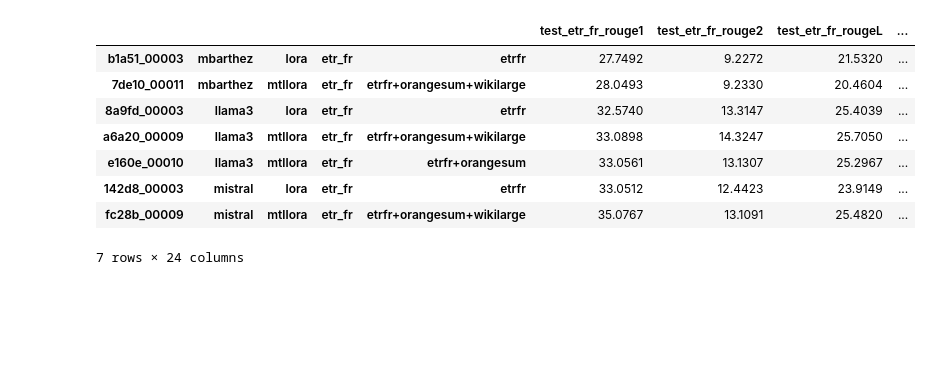
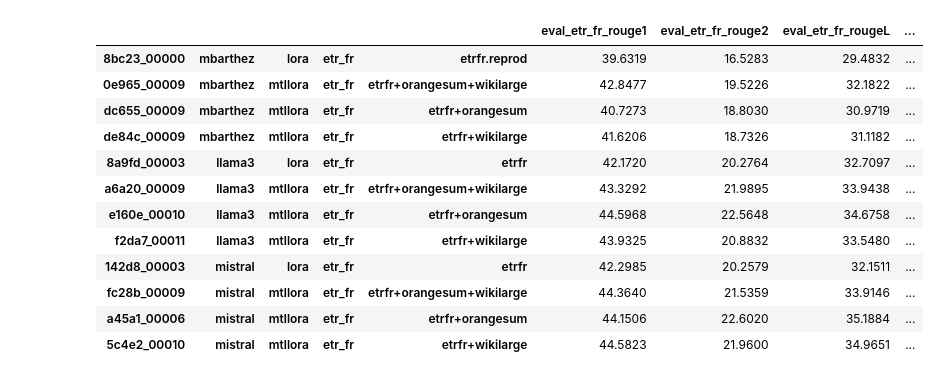
Before and after one commit to FrLdy/ETR-PEFT-Composition, a Jupyter notebook: notebooks/result_analysis/metrics.ipynb, the cells around one changed output. Saved outputs shown, nothing was run; the diff lists cells and outputs as text; code cells hidden in the pictures; blank space fills up the shorter version.

```diff
--- a/notebooks/result_analysis/metrics.ipynb
+++ b/notebooks/result_analysis/metrics.ipynb
@@ -32,7 +24,9 @@ class Expe:
     mode: str
     adapter_name: str
     expe_dir: str = EXPE_DIR
+    step: str = "hp_search"
     _expe_analysis = None
+
 
     @property
     def base_columns(self):
@@ -52,7 +46,7 @@ class Expe:
 
     @property
     def expe_analysis(self):
-        hp_search_dir = self.expe_dir / self.expe_name / "results" / f"{self.expe_name}_hp_search"
+        hp_search_dir = self.expe_dir / self.expe_name / "results" / f"{self.expe_name}_{self.step}"
         if self._expe_analysis is None:
             self._expe_analysis = ray.tune.ExperimentAnalysis(hp_search_dir)
         return self._expe_analysis
@@ -138,7 +132,7 @@ class Analysis:
 
         return_metrics = _type in ["test", "eval"]
         if not texts and return_metrics:
-            res = res.filter(regex=f"({'|'.join(self.metrics)})")
+            res = res.filter(regex=f"{_type}.*({'|'.join(self.metrics)})")
         elif return_metrics:
             cols = self.expes[0].text_columns(_type=_type)
             res = res[cols]
@@ -151,22 +145,36 @@ class Analysis:
         return self.best_models(_type="test")
 
     @property
+    def eval_metrics(self):
+        return self.best_models(_type="eval")
+
+    @property
     def test_texts(self):
         return self.best_models(_type="test", texts=True)
 # %%
-MBARTHEZ, MISTRAL, LLAMA3 = "mbarthez", "mistral", "llama3"
+MBARTHEZ, MBART, MISTRAL, LLAMA3 = "mbarthez", "mbart", "mistral", "llama3"
 LORA, MTLLORA = "lora", "mtllora"
-ETR_FR, ORANGESUM, WIKILARGE, ETR_FR_ORANGESUM, ALL = "etrfr", "orangesum", "wikilarge", "etrfr+orangesum", "etrfr+orangesum+wikilarge"
+ETR_FR, ORANGESUM, WIKILARGE, ETR_FR_ORANGESUM, ETR_FR_WIKILARGE, ALL = "etrfr", "orangesum", "wikilarge", "etrfr+orangesum", "etrfr+wikilarge", "etrfr+orangesum+wikilarge"
 # %%
 etr_fr_analysis = Analysis(
     expes=[
-        ETRFrExpe(model=MBARTHEZ, method=LORA, train_tasks=ETR_FR),
+        # ETRFrExpe(model=MBART, method=LORA, train_tasks=ETR_FR),
+        # ETRFrExpe(model=MBART, method=MTLLORA, train_tasks=ALL),
+
+        ETRFrExpe(model=MBARTHEZ, method=LORA, train_tasks=ETR_FR+".reprod"),
         ETRFrExpe(model=MBARTHEZ, method=MTLLORA, train_tasks=ALL),
+        ETRFrExpe(model=MBARTHEZ, method=MTLLORA, train_tasks=ETR_FR_ORANGESUM),
+        ETRFrExpe(model=MBARTHEZ, method=MTLLORA, train_tasks=ETR_FR_WIKILARGE),
+
         ETRFrExpe(model=LLAMA3, method=LORA, train_tasks=ETR_FR),
         ETRFrExpe(model=LLAMA3, method=MTLLORA, train_tasks=ALL),
         ETRFrExpe(model=LLAMA3, method=MTLLORA, train_tasks=ETR_FR_ORANGESUM),
+        ETRFrExpe(model=LLAMA3, method=MTLLORA, train_tasks=ETR_FR_WIKILARGE),
+
         ETRFrExpe(model=MISTRAL, method=LORA, train_tasks=ETR_FR),
         ETRFrExpe(model=MISTRAL, method=MTLLORA, train_tasks=ALL),
+        ETRFrExpe(model=MISTRAL, method=MTLLORA, train_tasks=ETR_FR_ORANGESUM),
+        ETRFrExpe(model=MISTRAL, method=MTLLORA, train_tasks=ETR_FR_WIKILARGE),
     ]
 )
 
@@ -186,14 +194,18 @@ orangesum_analysis = Analysis(
     ]
 )
 # %%
-etr_fr_analysis.test_metrics
+etr_fr_analysis.eval_metrics
 # %% [output]
-|  |  |  |  |  | test_etr_fr_rouge1 | test_etr_fr_rouge2 | test_etr_fr_rougeL | ... |
-| b1a51_00003 | mbarthez | lora | etr_fr | etrfr | 27.7492 | 9.2272 | 21.5320 | ... |
-| 7de10_00011 | mbarthez | mtllora | etr_fr | etrfr+orangesum+wikilarge | 28.0493 | 9.2330 | 20.4604 | ... |
-| 8a9fd_00003 | llama3 | lora | etr_fr | etrfr | 32.5740 | 13.3147 | 25.4039 | ... |
-| a6a20_00009 | llama3 | mtllora | etr_fr | etrfr+orangesum+wikilarge | 33.0898 | 14.3247 | 25.7050 | ... |
-| e160e_00010 | llama3 | mtllora | etr_fr | etrfr+orangesum | 33.0561 | 13.1307 | 25.2967 | ... |
-| 142d8_00003 | mistral | lora | etr_fr | etrfr | 33.0512 | 12.4423 | 23.9149 | ... |
-| fc28b_00009 | mistral | mtllora | etr_fr | etrfr+orangesum+wikilarge | 35.0767 | 13.1091 | 25.4820 | ... |
+|  |  |  |  |  | eval_etr_fr_rouge1 | eval_etr_fr_rouge2 | eval_etr_fr_rougeL | ... |
+| 8bc23_00000 | mbarthez | lora | etr_fr | etrfr.reprod | 39.6319 | 16.5283 | 29.4832 | ... |
+| 0e965_00009 | mbarthez | mtllora | etr_fr | etrfr+orangesum+wikilarge | 42.8477 | 19.5226 | 32.1822 | ... |
+| dc655_00009 | mbarthez | mtllora | etr_fr | etrfr+orangesum | 40.7273 | 18.8030 | 30.9719 | ... |
+| de84c_00009 | mbarthez | mtllora | etr_fr | etrfr+wikilarge | 41.6206 | 18.7326 | 31.1182 | ... |
+| 8a9fd_00003 | llama3 | lora | etr_fr | etrfr | 42.1720 | 20.2764 | 32.7097 | ... |
+| a6a20_00009 | llama3 | mtllora | etr_fr | etrfr+orangesum+wikilarge | 43.3292 | 21.9895 | 33.9438 | ... |
+| e160e_00010 | llama3 | mtllora | etr_fr | etrfr+orangesum | 44.5968 | 22.5648 | 34.6758 | ... |
+| f2da7_00011 | llama3 | mtllora | etr_fr | etrfr+wikilarge | 43.9325 | 20.8832 | 33.5480 | ... |
+| 142d8_00003 | mistral | lora | etr_fr | etrfr | 42.2985 | 20.2579 | 32.1511 | ... |
+| fc28b_00009 | mistral | mtllora | etr_fr | etrfr+orangesum+wikilarge | 44.3640 | 21.5359 | 33.9146 | ... |
+| a45a1_00006 | mistral | mtllora | etr_fr | etrfr+orangesum | 44.1506 | 22.6020 | 35.1884 | ... |
+| 5c4e2_00010 | mistral | mtllora | etr_fr | etrfr+wikilarge | 44.5823 | 21.9600 | 34.9651 | ... |
-7 rows × 24 columns
```
Also changed, not shown: parts of 7 cells of this notebook.
